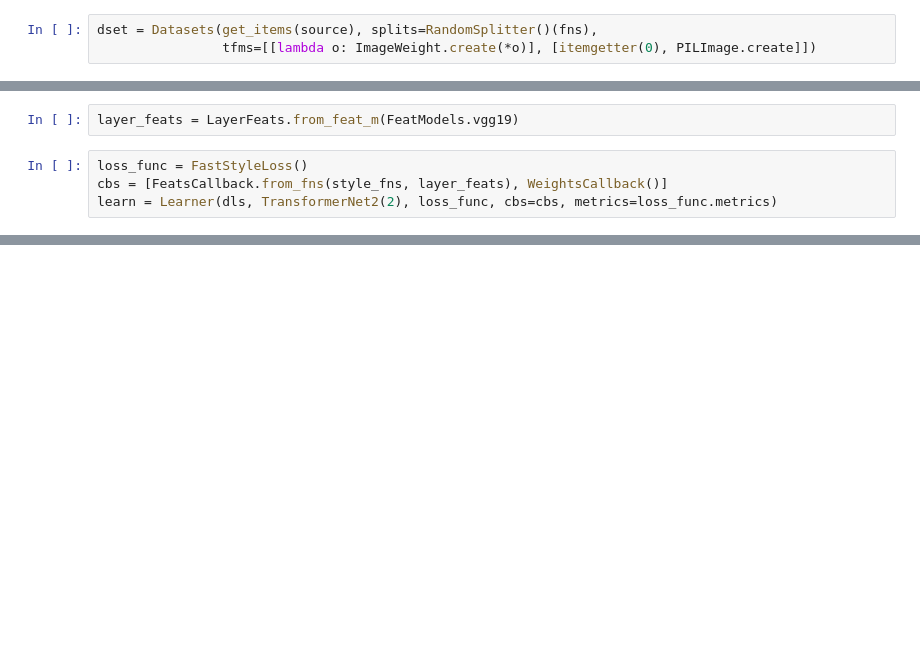
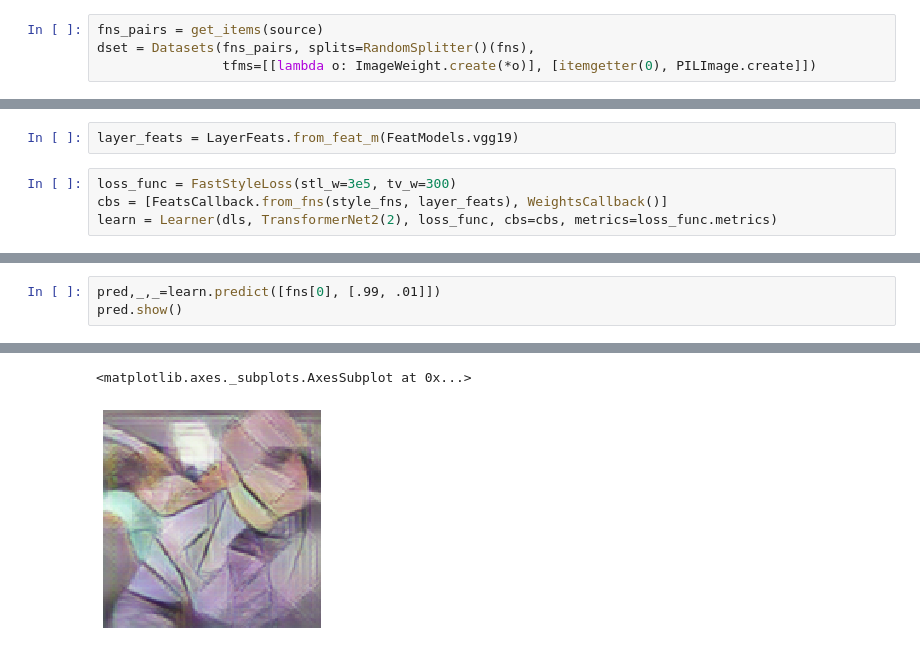
Before and after one commit to lgvaz/faststyle, a Jupyter notebook: examples/style_weigths.ipynb, the cells around one changed output, grey strips where cells are left out. Saved outputs shown, nothing was run; the diff lists cells and outputs as text; blank space fills up the shorter version.

```diff
--- a/examples/style_weigths.ipynb
+++ b/examples/style_weigths.ipynb
@@ -62,6 +18,7 @@ def get_items(path, n=2):
   fns = get_image_files(source)
   return fns.map(lambda o: [o, random_weights(n)])
 # %%
-dset = Datasets(get_items(source), splits=RandomSplitter()(fns),
+fns_pairs = get_items(source)
+dset = Datasets(fns_pairs, splits=RandomSplitter()(fns),
                 tfms=[[lambda o: ImageWeight.create(*o)], [itemgetter(0), PILImage.create]])
 # %%
@@ -76,7 +31,7 @@ xb,yb = dls.one_batch()
 # %%
 layer_feats = LayerFeats.from_feat_m(FeatModels.vgg19)
 # %%
-loss_func = FastStyleLoss()
+loss_func = FastStyleLoss(stl_w=3e5, tv_w=300)
 cbs = [FeatsCallback.from_fns(style_fns, layer_feats), WeightsCallback()]
 learn = Learner(dls, TransformerNet2(2), loss_func, cbs=cbs, metrics=loss_func.metrics)
 # %%
@@ -87,0 +46,4 @@ learn.fit_one_cycle(1, 1e-3)
+# %%
+pred,_,_=learn.predict([fns[0], [.99, .01]])
+pred.show()
+# %% [output]
@@ -87,0 +51,2 @@ learn.fit_one_cycle(1, 1e-3)
+<matplotlib.axes._subplots.AxesSubplot at 0x...>
+[figure, added]
```
Also changed, not shown: parts of 18 cells of this notebook, 6 other files.
